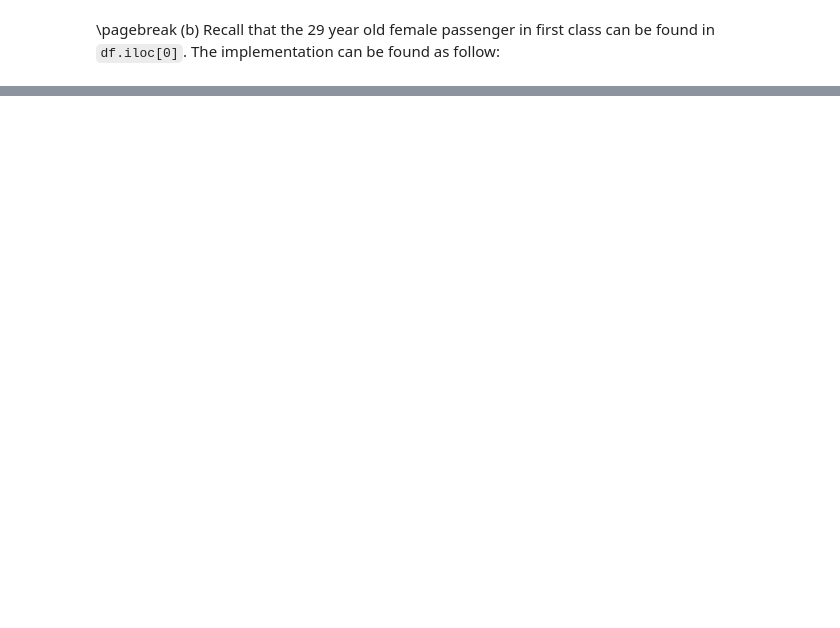
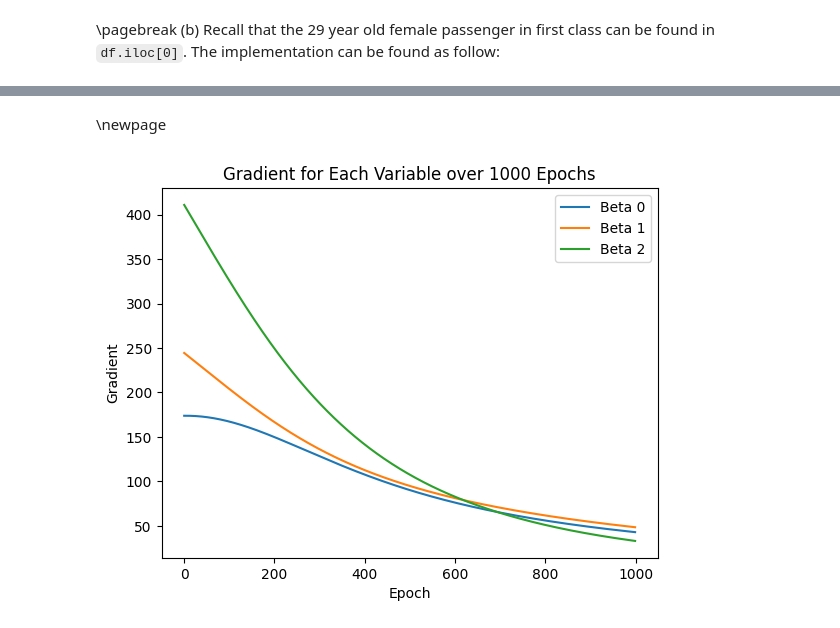
Before and after one commit to Jichao-Yang/data221, a Jupyter notebook: homework/6/main.ipynb, the cells around one changed output, grey strips where cells are left out. Cells and saved outputs as stored; diff of their text form; code cells hidden in the pictures; blank space fills up the shorter version.

```diff
--- a/homework/6/main.ipynb
+++ b/homework/6/main.ipynb
@@ -60,0 +84,12 @@ Name: 0, dtype: object
+# %%
+def loss(X, B, Y):
+    '''
+    Calculate cross entropy loss between Y and Y_hat,
+    predicted by X and B through forward()
+    '''
+    Y_hat = forward(X, B)
+    return - torch.sum(Y * torch.log(Y_hat) + (1-Y) * torch.log(1-Y_hat))
+
+# Calculate loss for x0 and random B
+l = loss(x0, B, y0)
+print('The loss from the single entry is around {}'.format(np.round(l.item(), 3)))
@@ -60,0 +166,13 @@ Name: 0, dtype: object
+# %% [markdown]
+\newpage
+# %%
+# Graph gradient against epoch
+for i in range(3):
+    plt.plot(gradients[i], label='Beta {}'.format(i))
+plt.title('Gradient for Each Variable over 1000 Epochs')
+plt.ylabel('Gradient')
+plt.xlabel('Epoch')
+plt.legend()
+plt.show()
+# %% [output]
+[figure, added]
```
Also changed, not shown: parts of 18 cells of this notebook, 3 other files.
